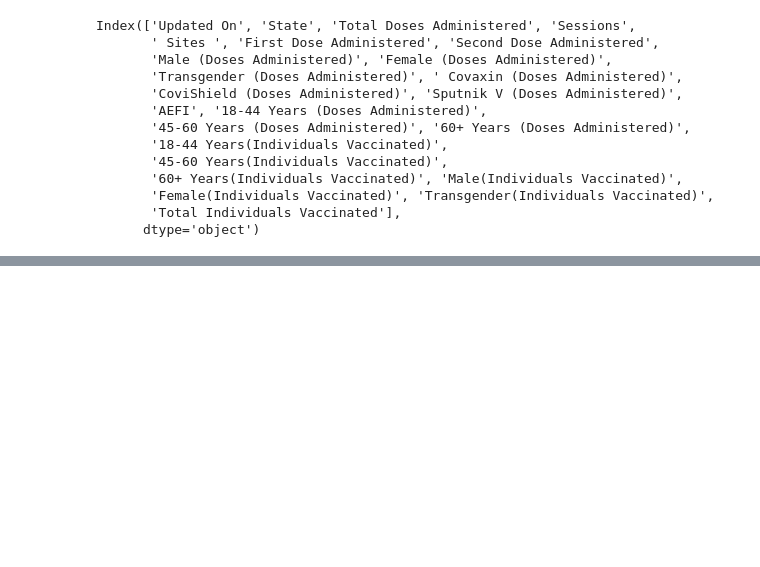
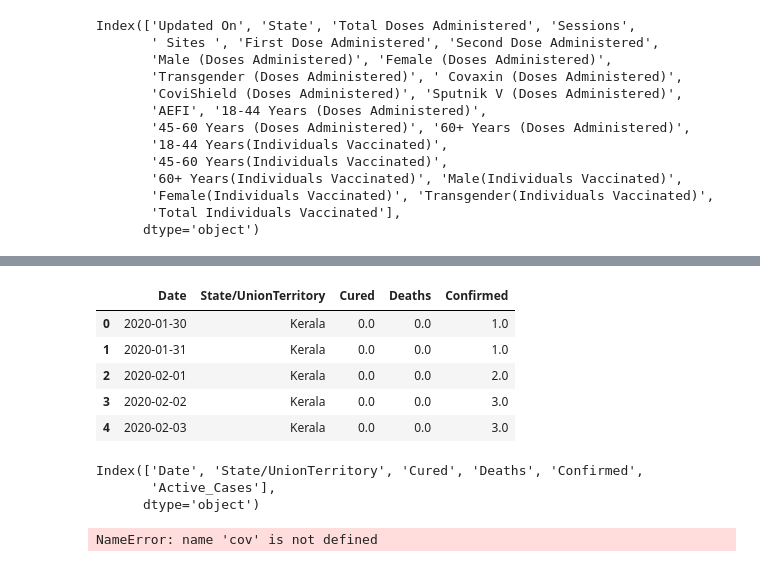
Before and after one commit to Amanmishra03/data-analysis---project, a Jupyter notebook: corona analysis/corona_analysis.ipynb, the cells around one changed output, grey strips where cells are left out. Drawn from its saved outputs; the diff is of its cells as text; code cells hidden in the pictures; blank space fills up the shorter version.

```diff
--- a/corona analysis/corona_analysis.ipynb
+++ b/corona analysis/corona_analysis.ipynb
@@ -57,0 +181,9 @@ Index(['Updated On', 'State', 'Total Doses Administered', 'Sessions',
+# %%
+covid_df.head()
+# %% [output]
+|  | Date | State/UnionTerritory | Cured | Deaths | Confirmed |
+| 0 | 2020-01-30 | Kerala | 0.0 | 0.0 | 1.0 |
+| 1 | 2020-01-31 | Kerala | 0.0 | 0.0 | 1.0 |
+| 2 | 2020-02-01 | Kerala | 0.0 | 0.0 | 2.0 |
+| 3 | 2020-02-02 | Kerala | 0.0 | 0.0 | 3.0 |
+| 4 | 2020-02-03 | Kerala | 0.0 | 0.0 | 3.0 |
@@ -57,0 +192,10 @@ Index(['Updated On', 'State', 'Total Doses Administered', 'Sessions',
+# %%
+covid_df.columns
+# %% [output]
+Index(['Date', 'State/UnionTerritory', 'Cured', 'Deaths', 'Confirmed',
+       'Active_Cases'],
+      dtype='object')
+# %%
+statewise = pd.pivot_table(covid_df, values)
+# %% [output]
+NameError: name 'cov' is not defined
```
Also changed, not shown: parts of 12 cells of this notebook.
